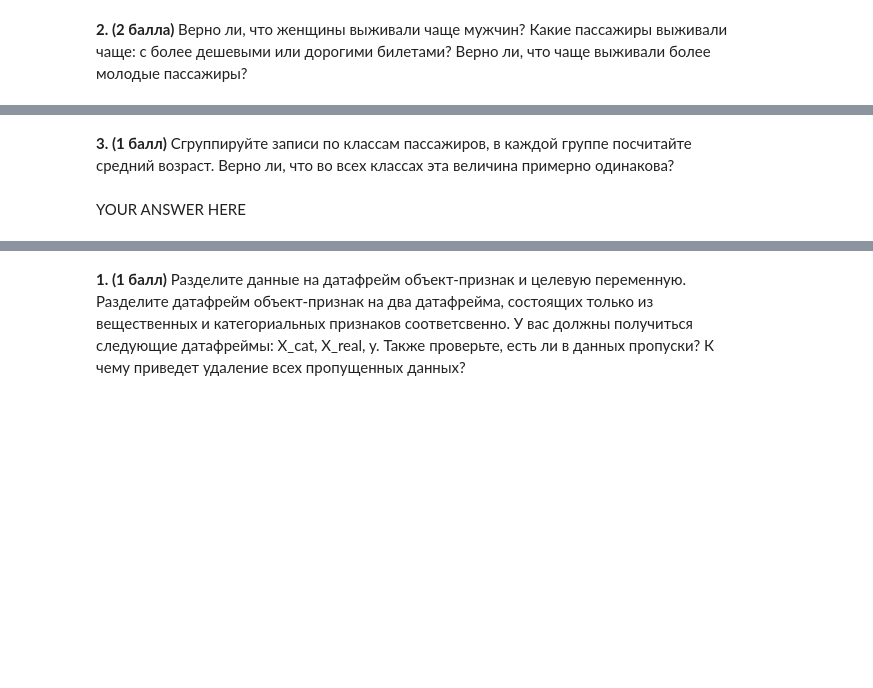
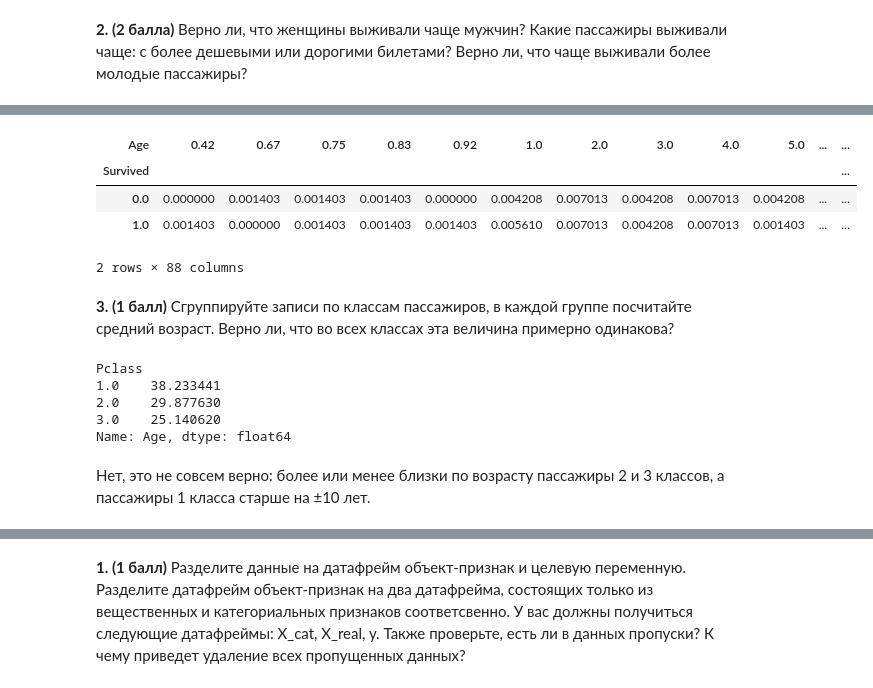
Before and after one commit to creaciond/3rd-year-programming, a Jupyter notebook: homeworks/lab2/lab2.ipynb, the cells around one changed output, grey strips where cells are left out. Saved outputs shown, nothing was run; the diff lists cells and outputs as text; code cells hidden in the pictures; blank space fills up the shorter version.

```diff
--- a/homeworks/lab2/lab2.ipynb
+++ b/homeworks/lab2/lab2.ipynb
@@ -140,2 +166,11 @@ YOUR ANSWER HERE
+# %%
+# titanic_df.groupby(["Survived", "Age"]).agg(np.count_nonzero)
+pd.crosstab(titanic_df["Survived"], titanic_df["Age"], normalize=True)
+# %% [output]
+| Age | 0.42 | 0.67 | 0.75 | 0.83 | 0.92 | 1.0 | 2.0 | 3.0 | 4.0 | 5.0 | ... | ... |
+| Survived |  |  |  |  |  |  |  |  |  |  |  | ... |
+| 0.0 | 0.000000 | 0.001403 | 0.001403 | 0.001403 | 0.000000 | 0.004208 | 0.007013 | 0.004208 | 0.007013 | 0.004208 | ... | ... |
+| 1.0 | 0.001403 | 0.000000 | 0.001403 | 0.001403 | 0.001403 | 0.005610 | 0.007013 | 0.004208 | 0.007013 | 0.001403 | ... | ... |
+2 rows × 88 columns
 # %% [markdown]
 **3. (1 балл)** Сгруппируйте записи по классам пассажиров, в каждой группе посчитайте средний возраст. Верно ли, что во всех классах эта величина примерно одинакова?
@@ -144,5 +177,13 @@ YOUR ANSWER HERE
-# %% [markdown]
-YOUR ANSWER HERE
+# %%
+titanic_df.groupby(["Pclass"])["Age"].mean()
+# %% [output]
+Pclass
+1.0    38.233441
+2.0    29.877630
+3.0    25.140620
+Name: Age, dtype: float64
+# %% [markdown]
+Нет, это не совсем верно: более или менее близки по возрасту пассажиры 2 и 3 классов, а пассажиры 1 класса старше на ±10 лет.
 # %% [markdown]
 ### 3. (10 баллов) Scikit-learn and Logistic Regression
 ![](https://i.ytimg.com/vi/1nWFHa6K23w/maxresdefault.jpg)
```
Also changed, not shown: parts of 28 cells of this notebook, 5 other files.
